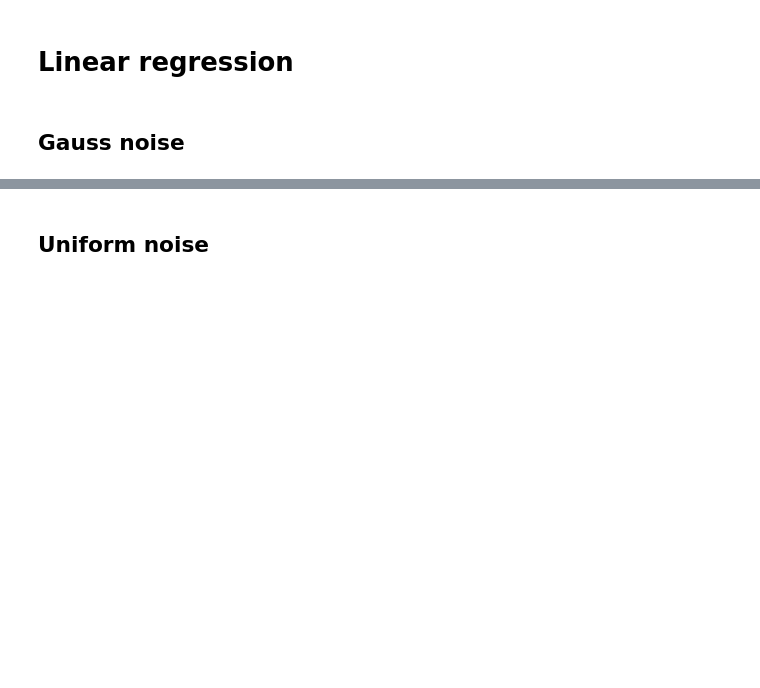
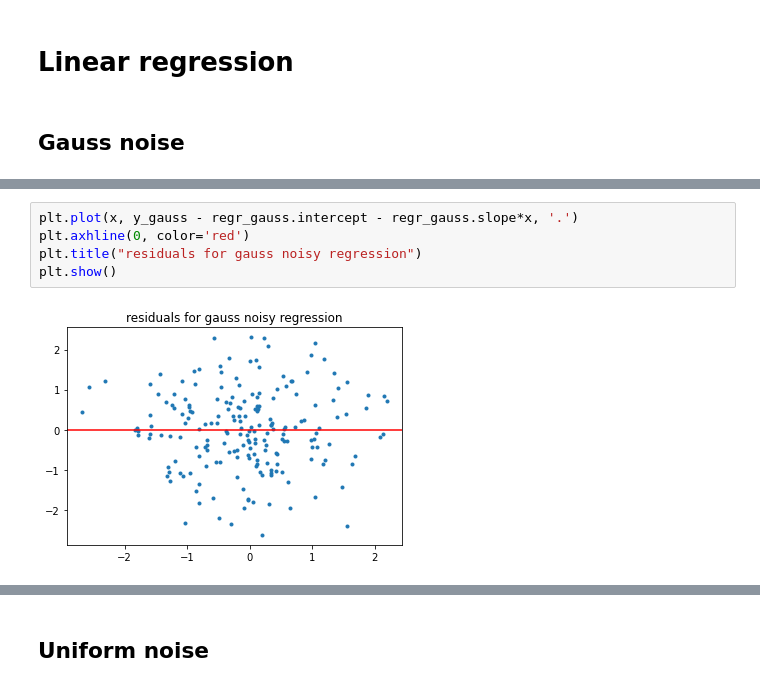
Before and after one commit to PIDAMI/math_statistics, a Jupyter notebook: task3/task3.ipynb, the cells around one changed output, grey strips where cells are left out. Drawn from its saved outputs; the diff is of its cells as text; blank space fills up the shorter version.

```diff
--- a/task3/task3.ipynb
+++ b/task3/task3.ipynb
@@ -185,3 +189,10 @@ plt.show()
+# %%
+plt.plot(x, y_gauss - regr_gauss.intercept - regr_gauss.slope*x, '.')
+plt.axhline(0, color='red')
+plt.title("residuals for gauss noisy regression")
+plt.show()
+# %% [output]
+[figure, added]
 # %%
 print_correlation(x, y_gauss, k)
 # %% [output]
```
Also changed, not shown: parts of 15 cells of this notebook.
